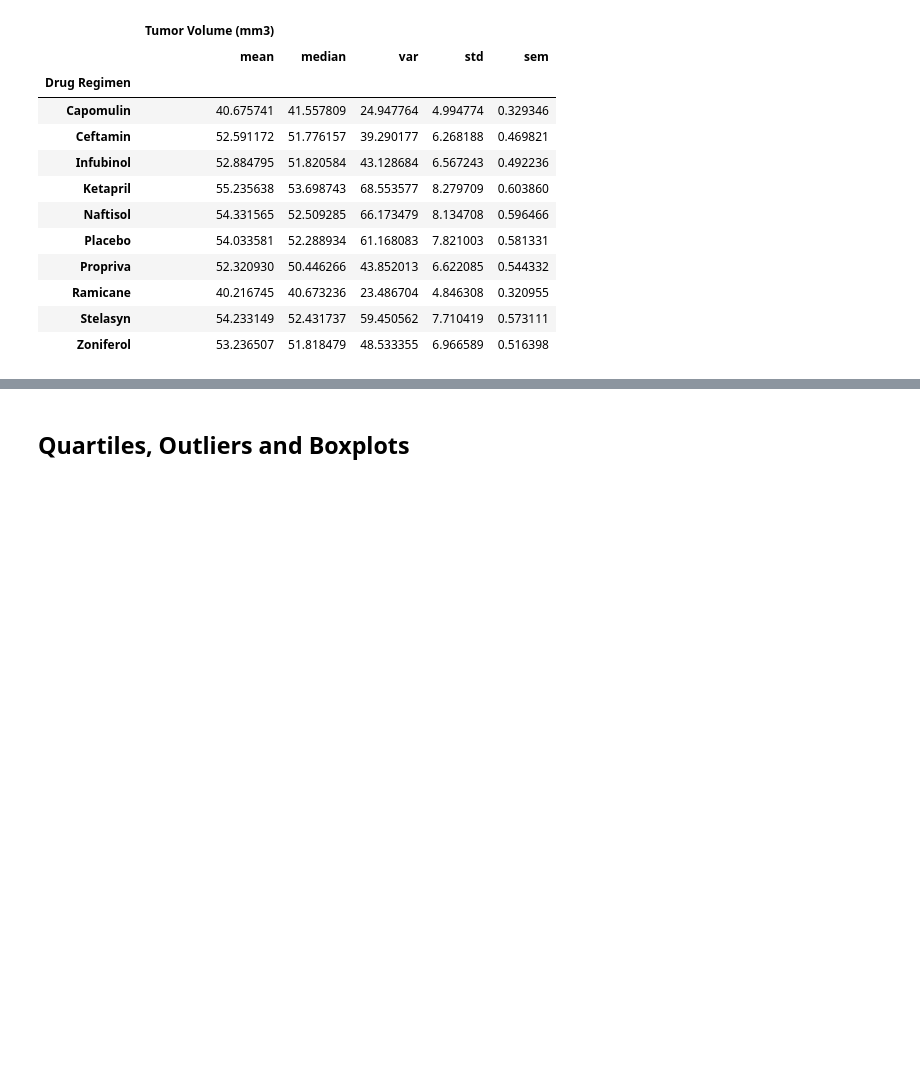
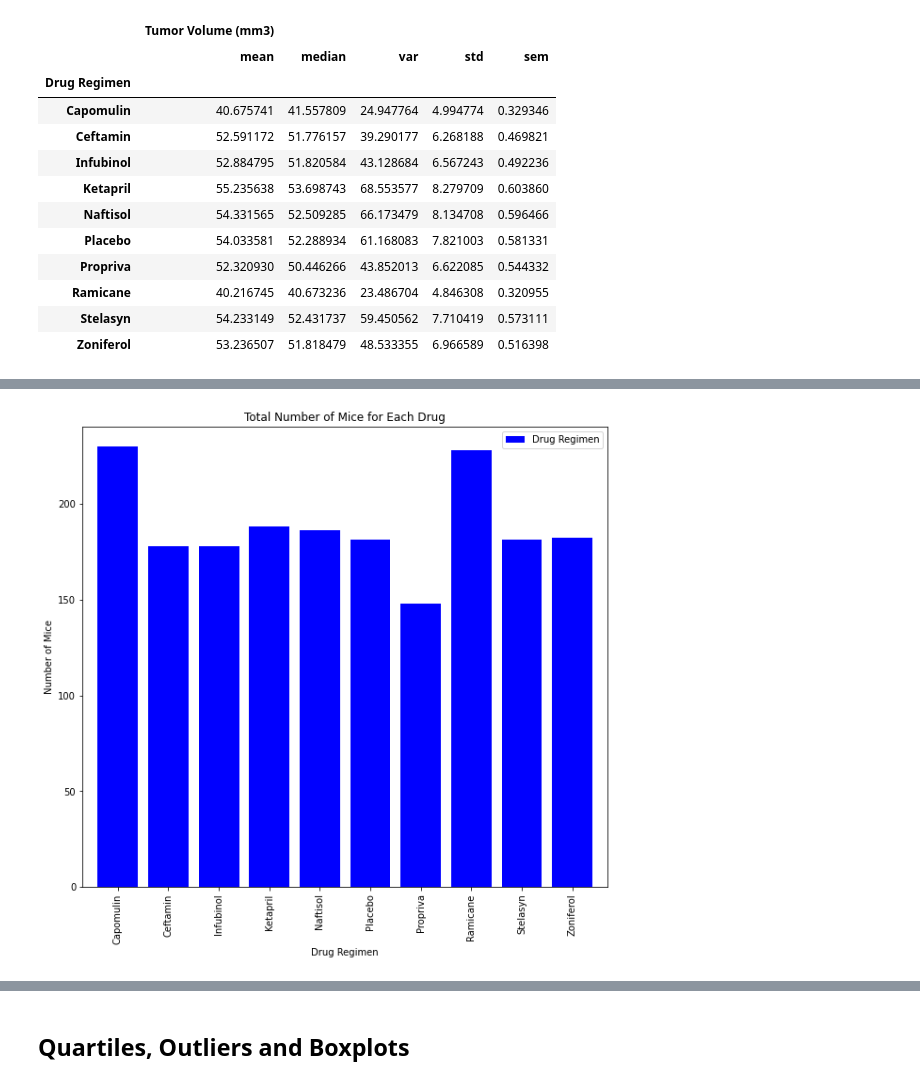
Before and after one commit to J3N1/UCI_Homework_Hwang, a Jupyter notebook: 05-Matplotlib_Challenge/pymaceuticals_starter.ipynb, the cells around one changed output, grey strips where cells are left out. Saved outputs shown, nothing was run; the diff lists cells and outputs as text; code cells hidden in the pictures; blank space fills up the shorter version.

```diff
--- a/05-Matplotlib_Challenge/pymaceuticals_starter.ipynb
+++ b/05-Matplotlib_Challenge/pymaceuticals_starter.ipynb
@@ -180,0 +180,18 @@ Text(0, 0.5, 'Number of Mice')
+# %%
+# Generate a bar plot showing the total number of unique mice tested on each drug regimen using pyplot.
+x_axis = np.arange(len(drug_df))
+tick_locations = [value for value in x_axis]
+
+plt.figure(figsize = (10,9))
+plt.bar(x_axis, drug_df["Drug Regimen"], color="blue", align="center")
+plt.xticks(tick_locations,list(drug_df.index), rotation = "vertical")
+plt.xlim(-.7, len(x_axis)-.3)
+plt.ylim(0, max(drug_df["Drug Regimen"])+10)
+plt.title("Total Number of Mice for Each Drug")
+plt.xlabel("Drug Regimen")
+plt.ylabel("Number of Mice")
+column_name = ["Drug Regimen"]
+plt.legend(column_name, loc ="best")
+plt.show()
+# %% [output]
+[figure, added]
```
Also changed, not shown: parts of 8 cells of this notebook.
